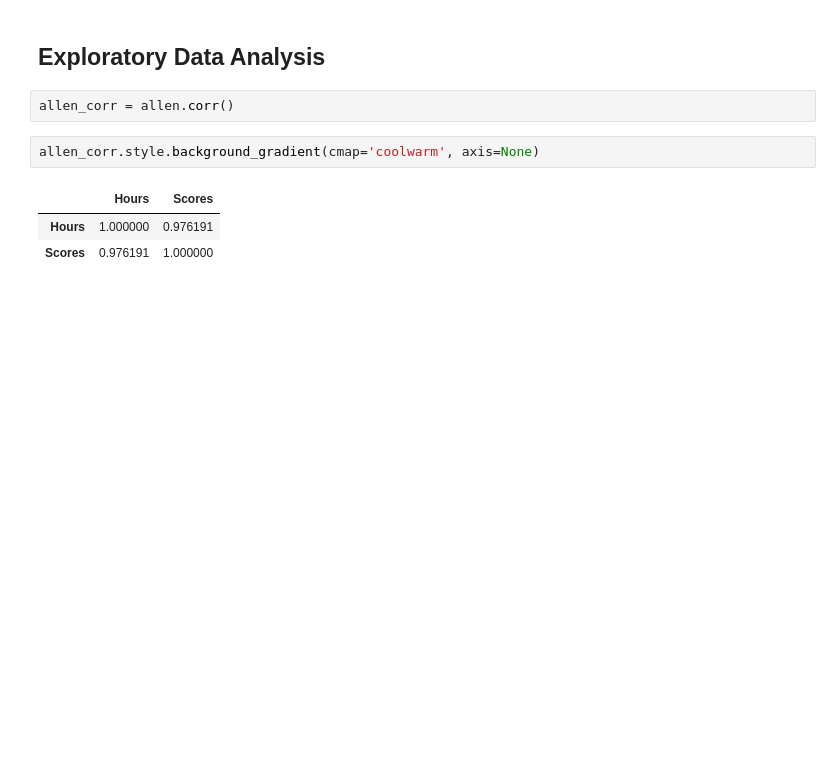
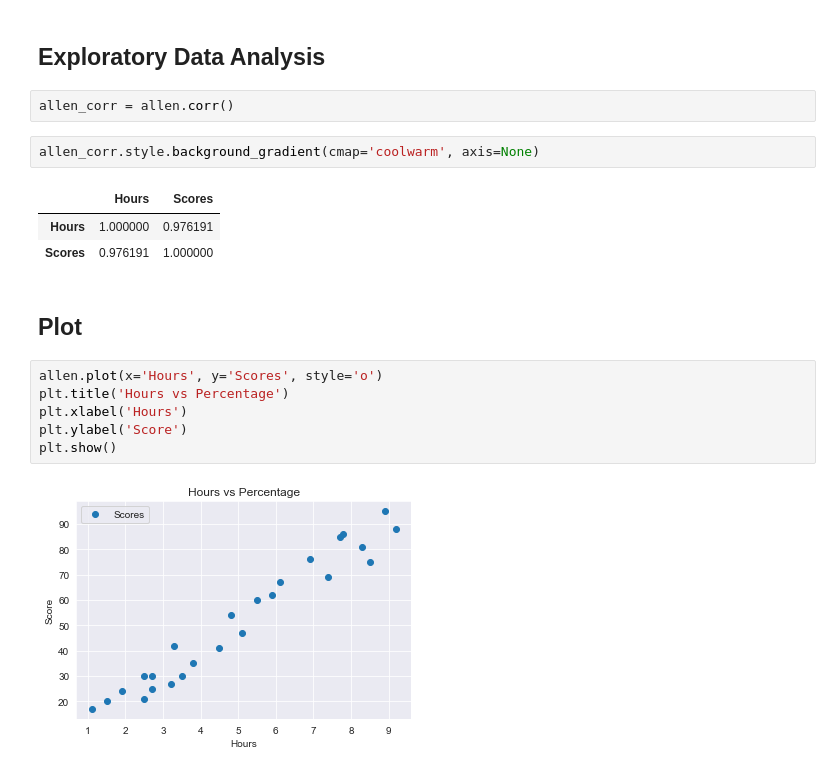
Before and after one commit to abphilip-work/Sparks, a Jupyter notebook: T1/T1.ipynb, the cells around one changed output. Drawn from its saved outputs; the diff is of its cells as text; blank space fills up the shorter version.

Commit message:
Added plot

```diff
--- a/T1/T1.ipynb
+++ b/T1/T1.ipynb
@@ -64,3 +64,13 @@ allen_corr.style.background_gradient(cmap='coolwarm', axis=None)
 |  | Hours | Scores |
 | Hours | 1.000000 | 0.976191 |
 | Scores | 0.976191 | 1.000000 |
+# %% [markdown]
+## Plot
+# %%
+allen.plot(x='Hours', y='Scores', style='o')
+plt.title('Hours vs Percentage')
+plt.xlabel('Hours')
+plt.ylabel('Score')
+plt.show()
+# %% [output]
+[figure, added]
```
